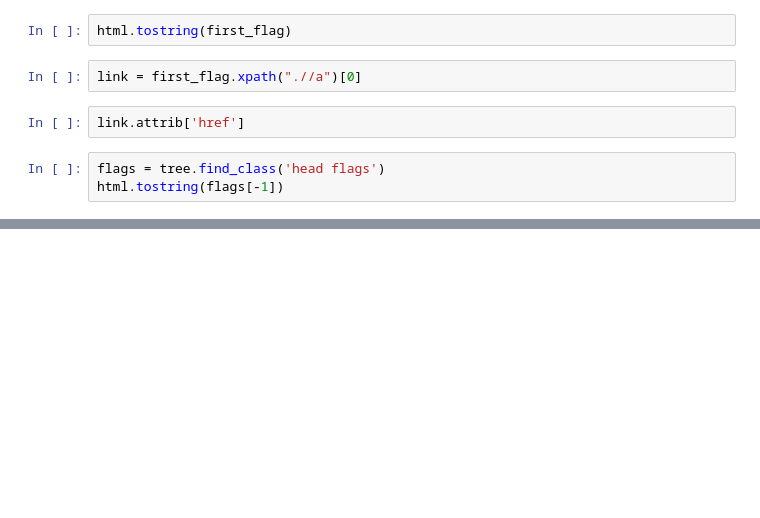
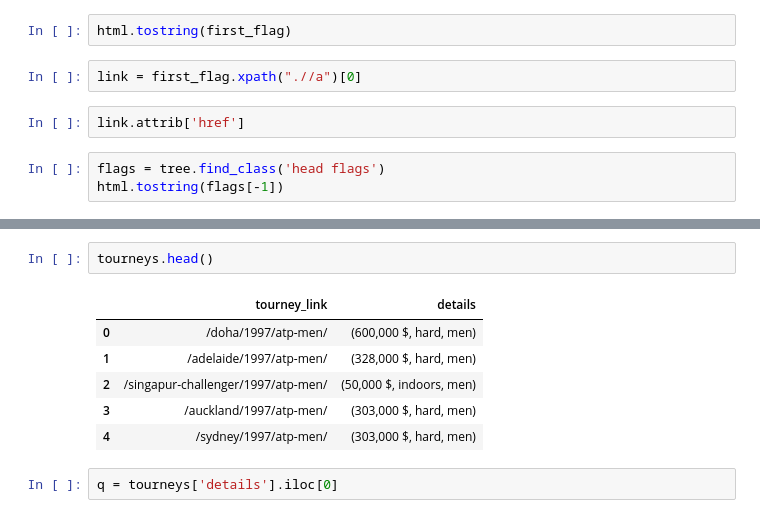
Before and after one commit to siddjagadish/tennis_new, a Jupyter notebook: tennis_new/notebooks/tennis_explorer_scraping/scrape_tennis_explorer.ipynb, the cells around one changed output, grey strips where cells are left out. Drawn from its saved outputs; the diff is of its cells as text; blank space fills up the shorter version.

```diff
--- a/tennis_new/notebooks/tennis_explorer_scraping/scrape_tennis_explorer.ipynb
+++ b/tennis_new/notebooks/tennis_explorer_scraping/scrape_tennis_explorer.ipynb
@@ -539,0 +563,11 @@ k
+# %%
+tourneys.head()
+# %% [output]
+|  | tourney_link | details |
+| 0 | /doha/1997/atp-men/ | (600,000 $, hard, men) |
+| 1 | /adelaide/1997/atp-men/ | (328,000 $, hard, men) |
+| 2 | /singapur-challenger/1997/atp-men/ | (50,000 $, indoors, men) |
+| 3 | /auckland/1997/atp-men/ | (303,000 $, hard, men) |
+| 4 | /sydney/1997/atp-men/ | (303,000 $, hard, men) |
+# %%
+q = tourneys['details'].iloc[0]
```
Also changed, not shown: parts of 14 cells of this notebook, 5 other files.
